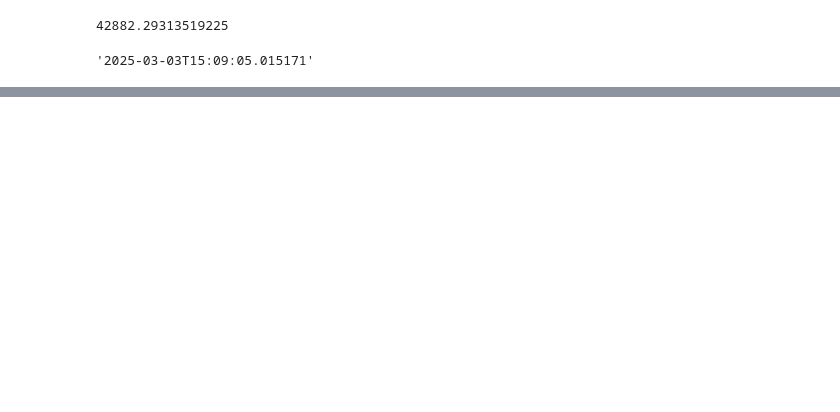
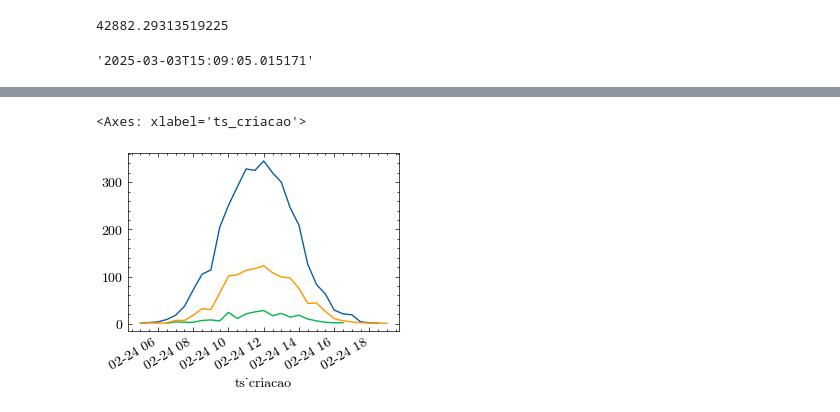
Before and after one commit to vinmir/workshop-gecap2, a Jupyter notebook: nb/poc_dados.ipynb, the cells around one changed output, grey strips where cells are left out. Cells and saved outputs as stored; diff of their text form; code cells hidden in the pictures; blank space fills up the shorter version.

```diff
--- a/nb/poc_dados.ipynb
+++ b/nb/poc_dados.ipynb
@@ -50,0 +61,21 @@ ids_jogadores_sessoes = np.random.choice(ids_jogadores, np.int32(np.floor(5000))
+# %%
+dia = datetime.datetime.fromisoformat('2025-02-24')
+# %%
+arr=[]
+for i in range(ids_sessoes.size):
+    id_sessao = ids_sessoes[i]
+    id_jogador = ids_jogadores_sessoes[i]
+    so_sessao = so_sessoes[i]
+    trilha = trilhas[i]
+    versao_jogo = versoes[i]
+    ts_criacao = dia + datetime.timedelta(seconds=horarios[i])
+    arr.append([id_sessao, id_jogador, so_sessao, trilha, ts_criacao, versao_jogo])
+# %%
+df = pd.DataFrame(arr, columns=['id_sessao','id_jogador','so_sessao','trilha','ts_criacao','versao_jogo'])
+# %%
+df2=df.groupby([
+    df['ts_criacao'].dt.floor('30min'),
+    df['so_sessao'],
+    df['trilha'],
+    df['versao_jogo']
+]).count()
@@ -50,0 +102,10 @@ ids_jogadores_sessoes = np.random.choice(ids_jogadores, np.int32(np.floor(5000))
+# %%
+df2.loc[:,'Windows',:,:]['id_sessao'].groupby(axis=0, level=[0]).sum().plot()
+df2.loc[:,'Linux',:,:]['id_sessao'].groupby(axis=0, level=[0]).sum().plot()
+df2.loc[:,'Mac',:,:]['id_sessao'].groupby(axis=0, level=[0]).sum().plot()
+# df2.loc[:,'Windows','Medio','2.1.0']['id_sessao'].plot()
+# df2.loc[:,'Windows','Dificil','2.1.0']['id_sessao'].plot()
+# plt.legend()
+# %% [output]
+<Axes: xlabel='ts_criacao'>
+[figure, added]
```
Also changed, not shown: parts of 4 cells of this notebook.
